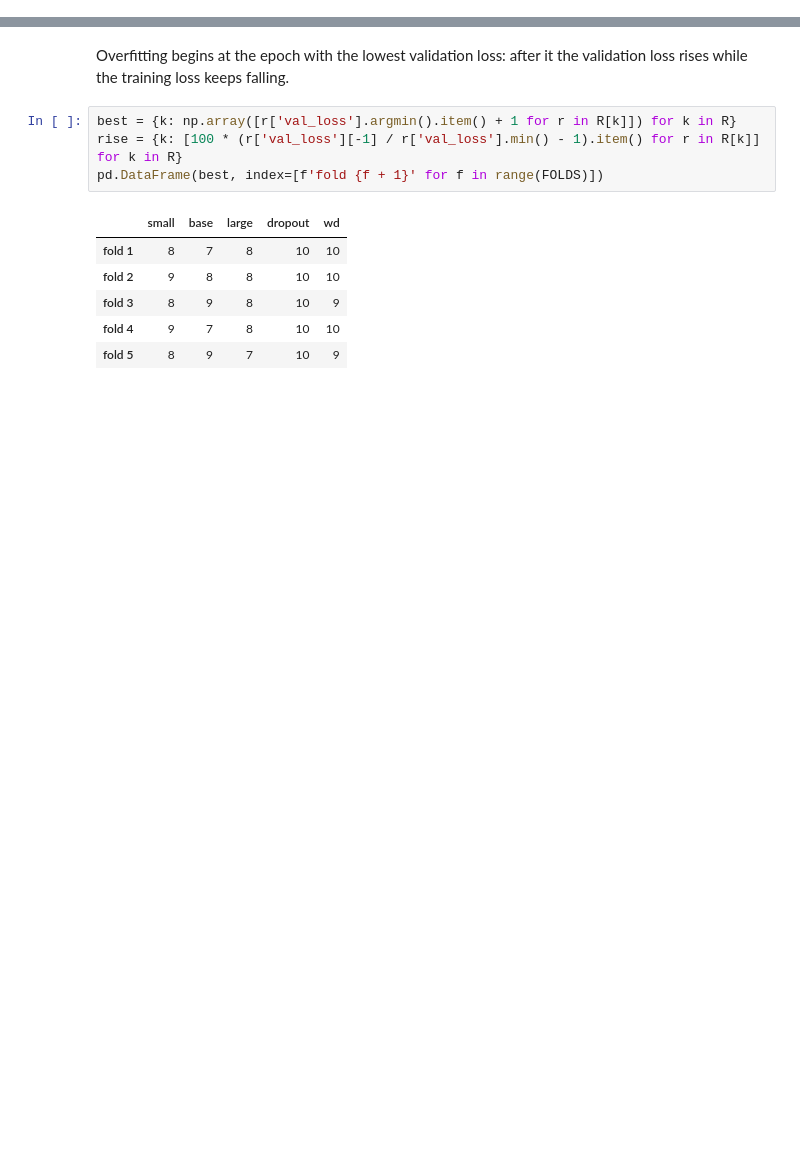
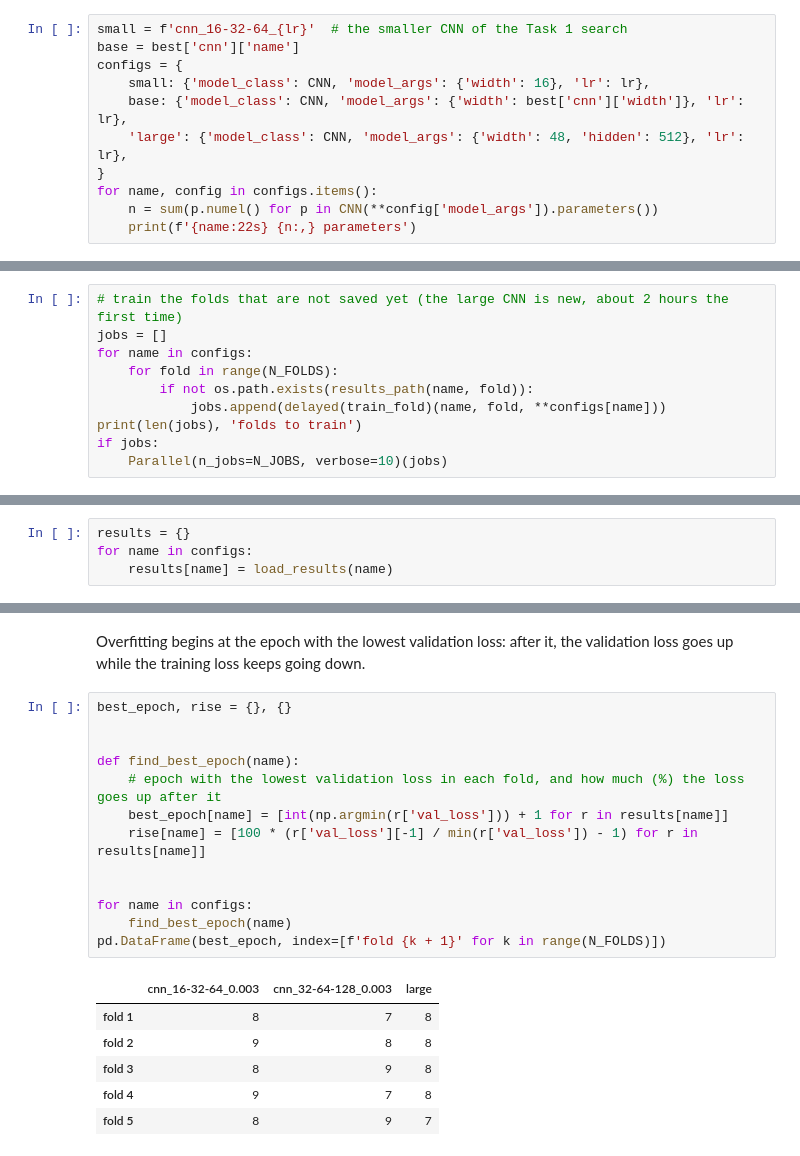
Before and after one commit to AxelFridman/HW3_ML_NN, a Jupyter notebook: 2_overfitting.ipynb, the cells around one changed output, grey strips where cells are left out. Saved outputs shown, nothing was run; the diff lists cells and outputs as text; blank space fills up the shorter version.

```diff
--- a/2_overfitting.ipynb
+++ b/2_overfitting.ipynb
@@ -18,0 +27,11 @@ diagram('arch_large', [cnn_layers(B['arch']), cnn_layers(48, 512)])
+# %%
+small = f'cnn_16-32-64_{lr}'  # the smaller CNN of the Task 1 search
+base = best['cnn']['name']
+configs = {
+    small: {'model_class': CNN, 'model_args': {'width': 16}, 'lr': lr},
+    base: {'model_class': CNN, 'model_args': {'width': best['cnn']['width']}, 'lr': lr},
+    'large': {'model_class': CNN, 'model_args': {'width': 48, 'hidden': 512}, 'lr': lr},
+}
+for name, config in configs.items():
+    n = sum(p.numel() for p in CNN(**config['model_args']).parameters())
+    print(f'{name:22s} {n:,} parameters')
@@ -18,0 +46,10 @@ diagram('arch_large', [cnn_layers(B['arch']), cnn_layers(48, 512)])
+# %%
+# train the folds that are not saved yet (the large CNN is new, about 2 hours the first time)
+jobs = []
+for name in configs:
+    for fold in range(N_FOLDS):
+        if not os.path.exists(results_path(name, fold)):
+            jobs.append(delayed(train_fold)(name, fold, **configs[name]))
+print(len(jobs), 'folds to train')
+if jobs:
+    Parallel(n_jobs=N_JOBS, verbose=10)(jobs)
@@ -18,0 +58,4 @@ diagram('arch_large', [cnn_layers(B['arch']), cnn_layers(48, 512)])
+# %%
+results = {}
+for name in configs:
+    results[name] = load_results(name)
@@ -19,16 +72,25 @@ diagram('arch_large', [cnn_layers(B['arch']), cnn_layers(48, 512)])
 # %% [markdown]
-Overfitting begins at the epoch with the lowest validation loss: after it the validation loss rises while the training
-loss keeps falling.
+Overfitting begins at the epoch with the lowest validation loss: after it, the validation loss goes up while the
+training loss keeps going down.
-# %%
-best = {k: np.array([r['val_loss'].argmin().item() + 1 for r in R[k]]) for k in R}
-rise = {k: [100 * (r['val_loss'][-1] / r['val_loss'].min() - 1).item() for r in R[k]] for k in R}
-pd.DataFrame(best, index=[f'fold {f + 1}' for f in range(FOLDS)])
-# %% [output]
-|  | small | base | large | dropout | wd |
-| fold 1 | 8 | 7 | 8 | 10 | 10 |
-| fold 2 | 9 | 8 | 8 | 10 | 10 |
-| fold 3 | 8 | 9 | 8 | 10 | 9 |
-| fold 4 | 9 | 7 | 8 | 10 | 10 |
-| fold 5 | 8 | 9 | 7 | 10 | 9 |
+# %%
+best_epoch, rise = {}, {}
+
+
+def find_best_epoch(name):
+    # epoch with the lowest validation loss in each fold, and how much (%) the loss goes up after it
+    best_epoch[name] = [int(np.argmin(r['val_loss'])) + 1 for r in results[name]]
+    rise[name] = [100 * (r['val_loss'][-1] / min(r['val_loss']) - 1) for r in results[name]]
+
+
+for name in configs:
+    find_best_epoch(name)
+pd.DataFrame(best_epoch, index=[f'fold {k + 1}' for k in range(N_FOLDS)])
+# %% [output]
+|  | cnn_16-32-64_0.003 | cnn_32-64-128_0.003 | large |
+| fold 1 | 8 | 7 | 8 |
+| fold 2 | 9 | 8 | 8 |
+| fold 3 | 8 | 9 | 8 |
+| fold 4 | 9 | 7 | 8 |
+| fold 5 | 8 | 9 | 7 |
 # %%
 fig, axes = plt.subplots(1, 2, figsize=(7.2, 2.5))
```
Also changed, not shown: parts of 19 cells of this notebook.
